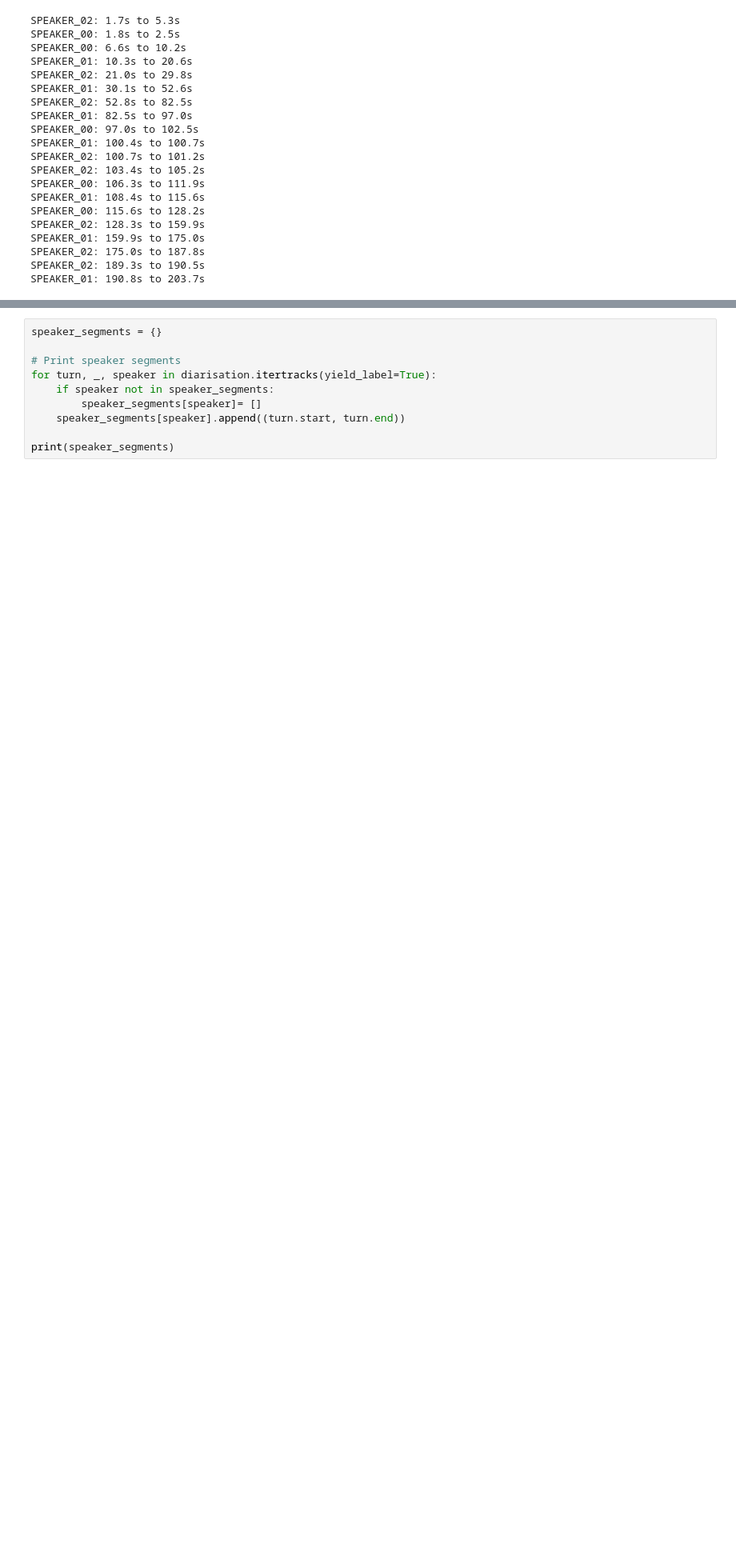
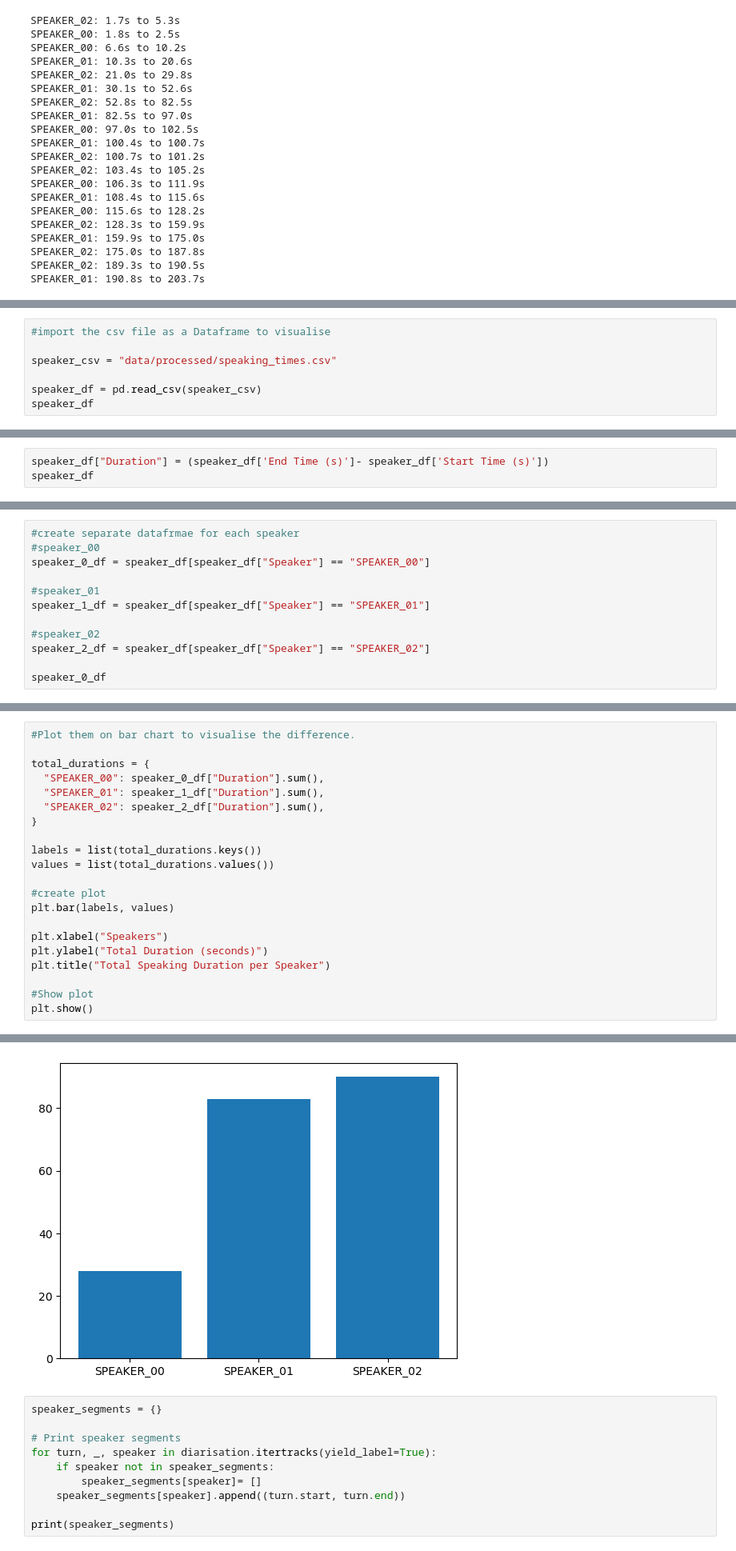
Before and after one commit to Kevin002023/machine_learning, a Jupyter notebook: project.ipynb, the cells around one changed output, grey strips where cells are left out. Shown: that part at 80% size. Drawn from its saved outputs; the diff is of its cells as text; blank space fills up the shorter version.

Commit message:
ploted speaking times

```diff
--- a/project.ipynb
+++ b/project.ipynb
@@ -114,0 +116,7 @@ SPEAKER_01: 190.8s to 203.7s
+# %%
+#import the csv file as a Dataframe to visualise
+
+speaker_csv = "data/processed/speaking_times.csv"
+
+speaker_df = pd.read_csv(speaker_csv)
+speaker_df
@@ -114,0 +141,3 @@ SPEAKER_01: 190.8s to 203.7s
+# %%
+speaker_df["Duration"] = (speaker_df['End Time (s)']- speaker_df['Start Time (s)'])
+speaker_df
@@ -114,0 +162,12 @@ SPEAKER_01: 190.8s to 203.7s
+# %%
+#create separate datafrmae for each speaker
+#speaker_00
+speaker_0_df = speaker_df[speaker_df["Speaker"] == "SPEAKER_00"]
+
+#speaker_01
+speaker_1_df = speaker_df[speaker_df["Speaker"] == "SPEAKER_01"]
+
+#speaker_02
+speaker_2_df = speaker_df[speaker_df["Speaker"] == "SPEAKER_02"]
+
+speaker_0_df
@@ -114,0 +181,22 @@ SPEAKER_01: 190.8s to 203.7s
+# %%
+#Plot them on bar chart to visualise the difference.
+
+total_durations = {
+  "SPEAKER_00": speaker_0_df["Duration"].sum(),
+  "SPEAKER_01": speaker_1_df["Duration"].sum(),
+  "SPEAKER_02": speaker_2_df["Duration"].sum(),
+}
+
+labels = list(total_durations.keys())
+values = list(total_durations.values())
+
+#create plot
+plt.bar(labels, values)
+
+plt.xlabel("Speakers")
+plt.ylabel("Total Duration (seconds)")
+plt.title("Total Speaking Duration per Speaker")
+
+#Show plot
+plt.show()
+# %% [output]
@@ -115,3 +204,4 @@ SPEAKER_01: 190.8s to 203.7s
+[figure, added]
 # %%
 speaker_segments = {}
 
```
Also changed, not shown: parts of 7 cells of this notebook.
